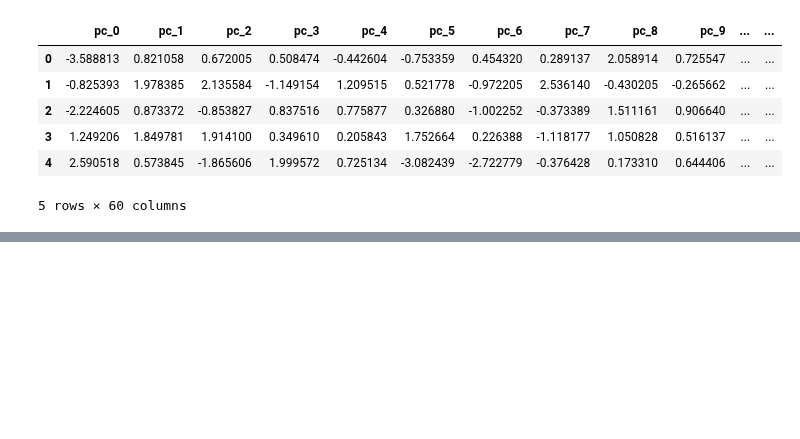
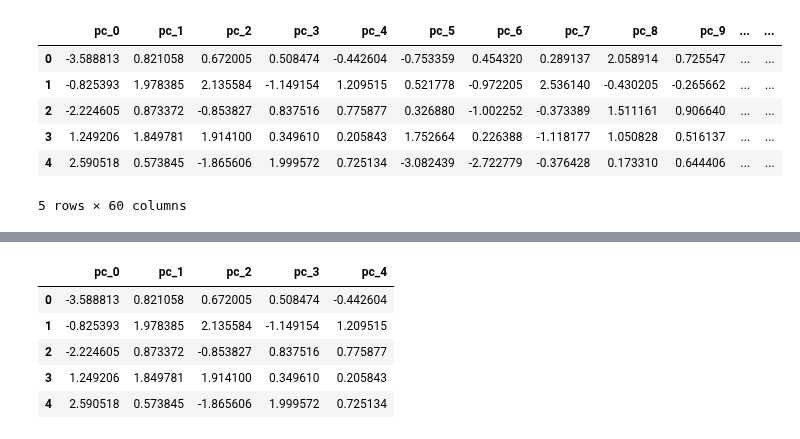
Before and after one commit to sabaiitj/Climate-Change-Survey, a Jupyter notebook: code/Saba_SelectKBest_and_PCA.ipynb, the cells around one changed output, grey strips where cells are left out. Saved outputs shown, nothing was run; the diff lists cells and outputs as text; code cells hidden in the pictures; blank space fills up the shorter version.

```diff
--- a/code/Saba_SelectKBest_and_PCA.ipynb
+++ b/code/Saba_SelectKBest_and_PCA.ipynb
@@ -202,0 +189,9 @@ noise = pca_df.iloc[:,:5]
+# %%
+noise.head()
+# %% [output]
+|  | pc_0 | pc_1 | pc_2 | pc_3 | pc_4 |
+| 0 | -3.588813 | 0.821058 | 0.672005 | 0.508474 | -0.442604 |
+| 1 | -0.825393 | 1.978385 | 2.135584 | -1.149154 | 1.209515 |
+| 2 | -2.224605 | 0.873372 | -0.853827 | 0.837516 | 0.775877 |
+| 3 | 1.249206 | 1.849781 | 1.914100 | 0.349610 | 0.205843 |
+| 4 | 2.590518 | 0.573845 | -1.865606 | 1.999572 | 0.725134 |
```
Also changed, not shown: parts of 2 cells of this notebook.
